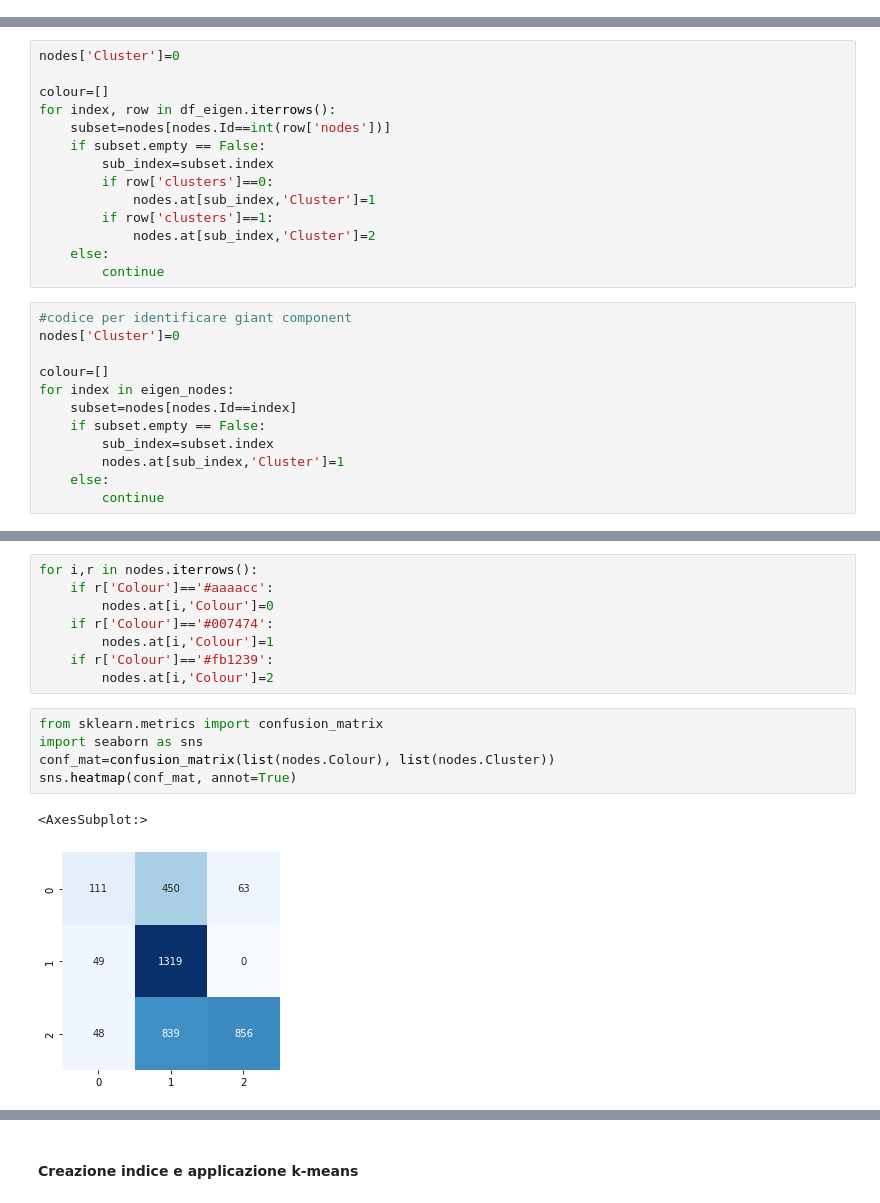
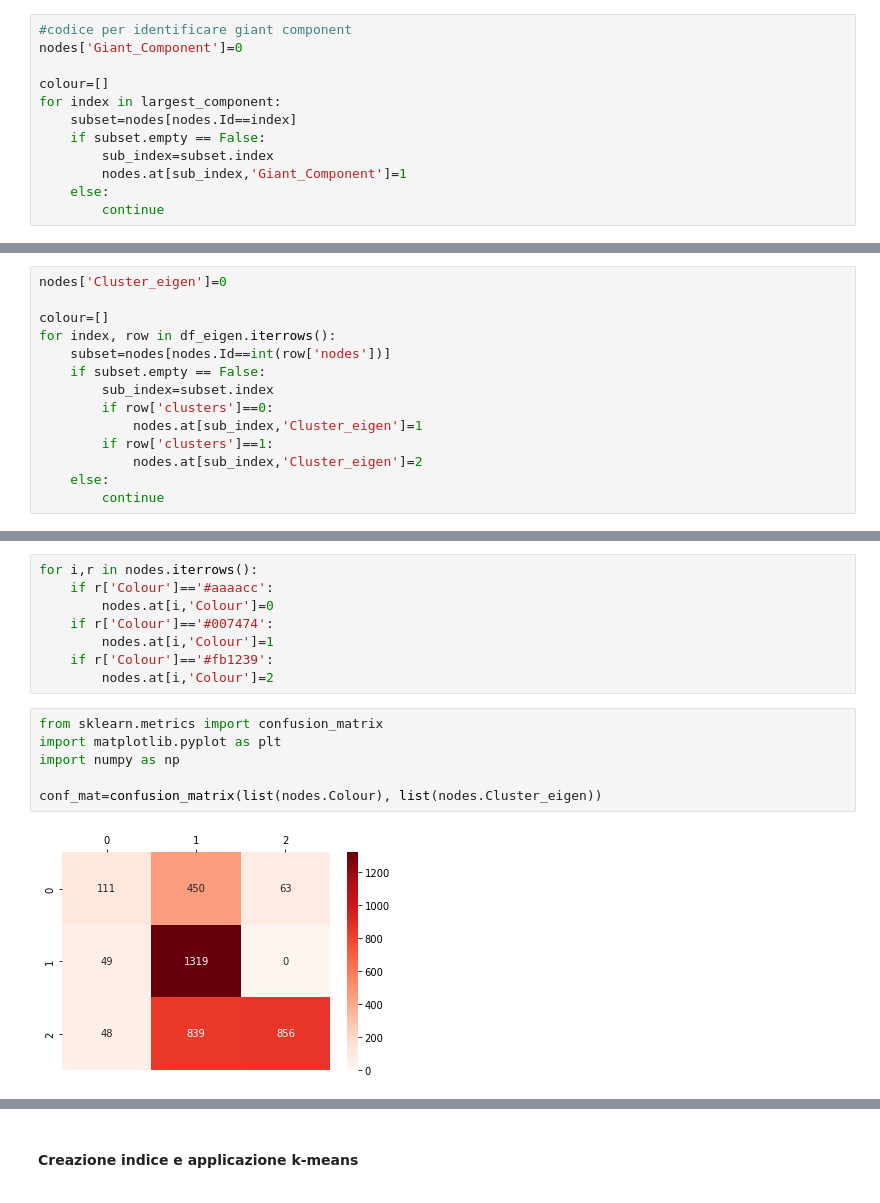
Before and after one commit to ES-git95/SMA-Project, a Jupyter notebook: graph.ipynb, the cells around one changed output, grey strips where cells are left out. Drawn from its saved outputs; the diff is of its cells as text.

Commit message:
graph updates

```diff
--- a/graph.ipynb
+++ b/graph.ipynb
@@ -16,6 +16,18 @@ largest_component = list(max(component_subgraph_list,key=len))
 nodes_list=list(nodes.Id)
 new_edges=edges[(edges['Source'].isin(largest_component)) & (edges['Target'].isin(largest_component))]
 new_g=Graph.DataFrame(edges=new_edges[['Source','Target']],directed=True)
+# %%
+#codice per identificare giant component
+nodes['Giant_Component']=0
+
+colour=[]
+for index in largest_component:
+    subset=nodes[nodes.Id==index]
+    if subset.empty == False:
+        sub_index=subset.index
+        nodes.at[sub_index,'Giant_Component']=1
+    else:
+        continue
 # %% [markdown]
 #### Applichiamo leading eigenvector
 # %%
@@ -30,7 +44,7 @@ pd.DataFrame(eigen._membership).hist()
 array([[<AxesSubplot:title={'center':'0'}>]], dtype=object)
 [figure]
 # %%
-nodes['Cluster']=0
+nodes['Cluster_eigen']=0
 
 colour=[]
 for index, row in df_eigen.iterrows():
@@ -38,23 +52,11 @@ for index, row in df_eigen.iterrows():
     if subset.empty == False:
         sub_index=subset.index
         if row['clusters']==0:
-            nodes.at[sub_index,'Cluster']=1
+            nodes.at[sub_index,'Cluster_eigen']=1
         if row['clusters']==1:
-            nodes.at[sub_index,'Cluster']=2
+            nodes.at[sub_index,'Cluster_eigen']=2
     else:
         continue
-# %%
-#codice per identificare giant component
-nodes['Cluster']=0
-
-colour=[]
-for index in eigen_nodes:
-    subset=nodes[nodes.Id==index]
-    if subset.empty == False:
-        sub_index=subset.index
-        nodes.at[sub_index,'Cluster']=1
-    else:
-        continue
 # %%
 nodes.to_csv('Nodes_df4_cluster.csv',index=False)
 # %%
@@ -67,9 +69,9 @@ for i,r in nodes.iterrows():
         nodes.at[i,'Colour']=2
 # %%
 from sklearn.metrics import confusion_matrix
-import seaborn as sns
-conf_mat=confusion_matrix(list(nodes.Colour), list(nodes.Cluster))
-sns.heatmap(conf_mat, annot=True)
+import matplotlib.pyplot as plt
+import numpy as np
+
+conf_mat=confusion_matrix(list(nodes.Colour), list(nodes.Cluster_eigen))
 # %% [output]
-<AxesSubplot:>
-[figure, old version]
+[figure, new version]
```
Also changed, not shown: parts of 4 cells of this notebook.
